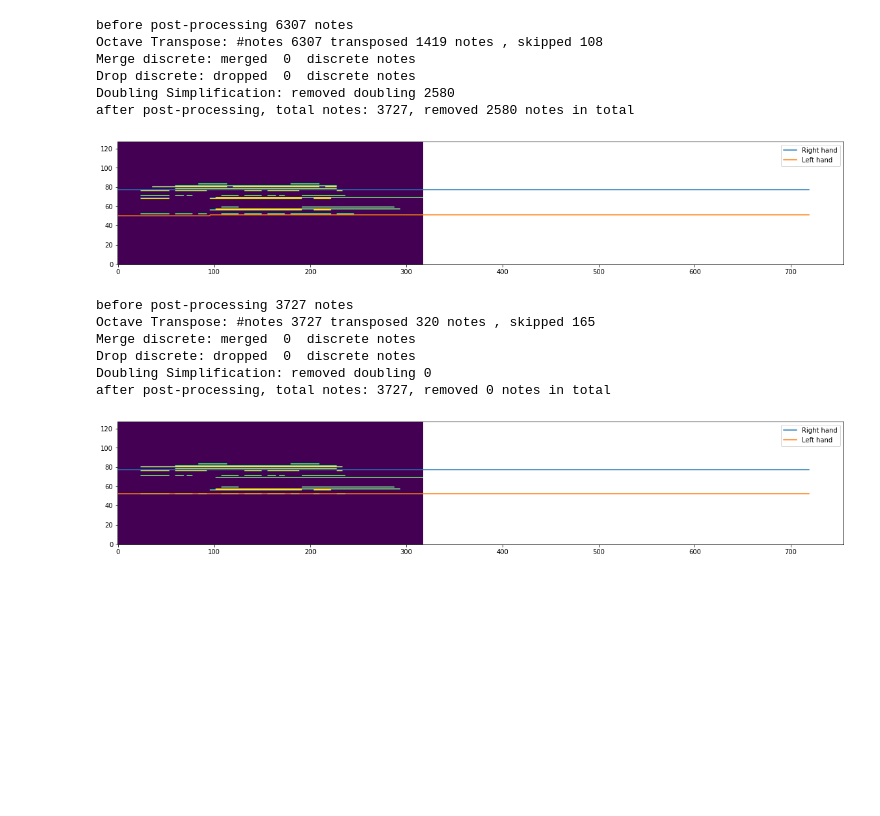
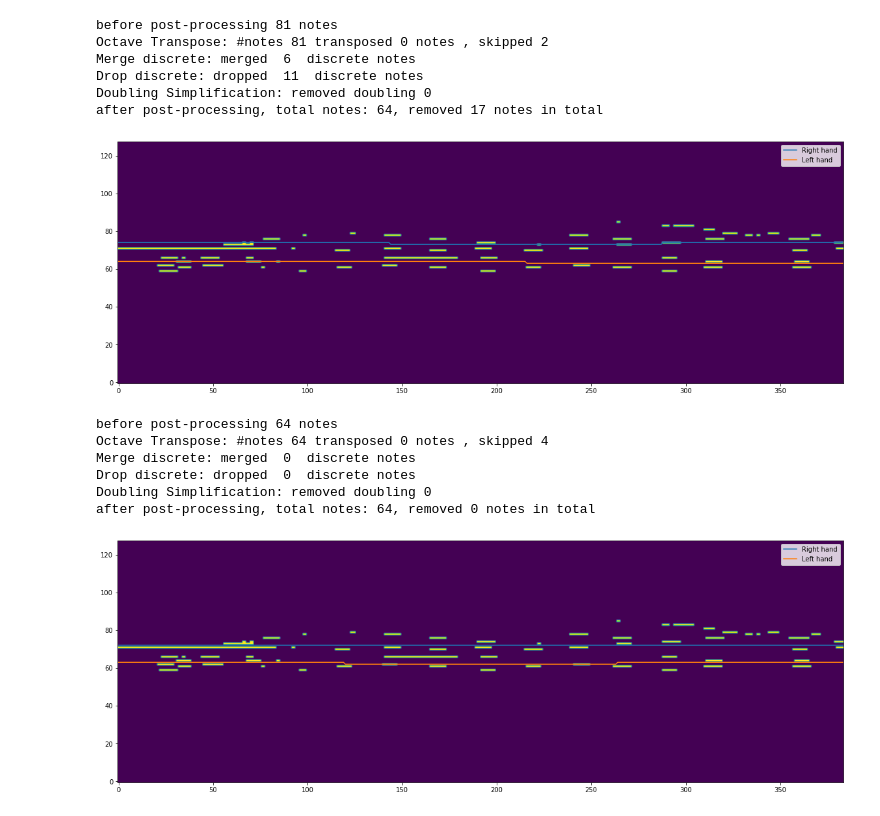
Before and after one commit to ChanTszKit/MIDI-BERT-2, a Jupyter notebook: postprocessing.ipynb, the cells around one changed output. Drawn from its saved outputs; the diff is of its cells as text; code cells hidden in the pictures; blank space fills up the shorter version.

```diff
--- a/postprocessing.ipynb
+++ b/postprocessing.ipynb
@@ -310,51 +310,51 @@ def visualize(notes,centers_per_beat,tick_per_beat):
     plt.show()
 # %%
 # main
-merge_threshold=-1# #minimum separation between notes in same pitch
+merge_threshold=1# #minimum separation between notes in same pitch
 discrete_note_threshold=1 #minimum length of a note
 
-notes,tick_per_beat = read_midi("reduction.mid")
+notes,tick_per_beat = read_midi("present4W6o2p.mid")
 org_notes=len(notes)
 print(f'before post-processing {org_notes} notes')
 notes = trim_long_notes(notes, tick_per_beat)
 notes,centers_per_beat = octave_transpose(notes, tick_per_beat)
 notes = merge_discrete_note(notes)
 notes = drop_discrete_note(notes)
 notes = doubling_simplification(notes,centers_per_beat, tick_per_beat)
 cur_notes=len(notes)
 print(f'after post-processing, total notes: {cur_notes}, removed {org_notes-cur_notes} notes in total')
 visualize(notes[:100],centers_per_beat[:30],tick_per_beat)
 write_midi(notes, "post_processed.mid", tick_per_beat)
 
 while True:
     notes,tick_per_beat = read_midi("post_processed.mid")
     org_notes=len(notes)
     print(f'before post-processing {org_notes} notes')
     notes = trim_long_notes(notes, tick_per_beat)
     notes,centers_per_beat = octave_transpose(notes, tick_per_beat,8,3)
     notes = merge_discrete_note(notes)
     notes = drop_discrete_note(notes)
     notes = doubling_simplification(notes,centers_per_beat, tick_per_beat)
     cur_notes=len(notes)
     print(f'after post-processing, total notes: {cur_notes}, removed {org_notes-cur_notes} notes in total')
     visualize(notes[:100],centers_per_beat[:30],tick_per_beat)
-    write_midi(notes, "post_processed2.mid", tick_per_beat)
+    write_midi(notes, "post_processed.mid", tick_per_beat)
 
     #termination
     if org_notes-cur_notes<10:
         break
 # %% [output]
-before post-processing 6307 notes
-Octave Transpose: #notes 6307 transposed 1419 notes , skipped 108
-Merge discrete: merged  0  discrete notes
-Drop discrete: dropped  0  discrete notes
-Doubling Simplification: removed doubling 2580
-after post-processing, total notes: 3727, removed 2580 notes in total
+before post-processing 81 notes
+Octave Transpose: #notes 81 transposed 0 notes , skipped 2
+Merge discrete: merged  6  discrete notes
+Drop discrete: dropped  11  discrete notes
+Doubling Simplification: removed doubling 0
+after post-processing, total notes: 64, removed 17 notes in total
-[figure, old version]
+[figure, new version]
-before post-processing 3727 notes
-Octave Transpose: #notes 3727 transposed 320 notes , skipped 165
+before post-processing 64 notes
+Octave Transpose: #notes 64 transposed 0 notes , skipped 4
 Merge discrete: merged  0  discrete notes
 Drop discrete: dropped  0  discrete notes
 Doubling Simplification: removed doubling 0
-after post-processing, total notes: 3727, removed 0 notes in total
+after post-processing, total notes: 64, removed 0 notes in total
-[figure, old version]
+[figure, new version]
```
Also changed, not shown: 1 other file.
